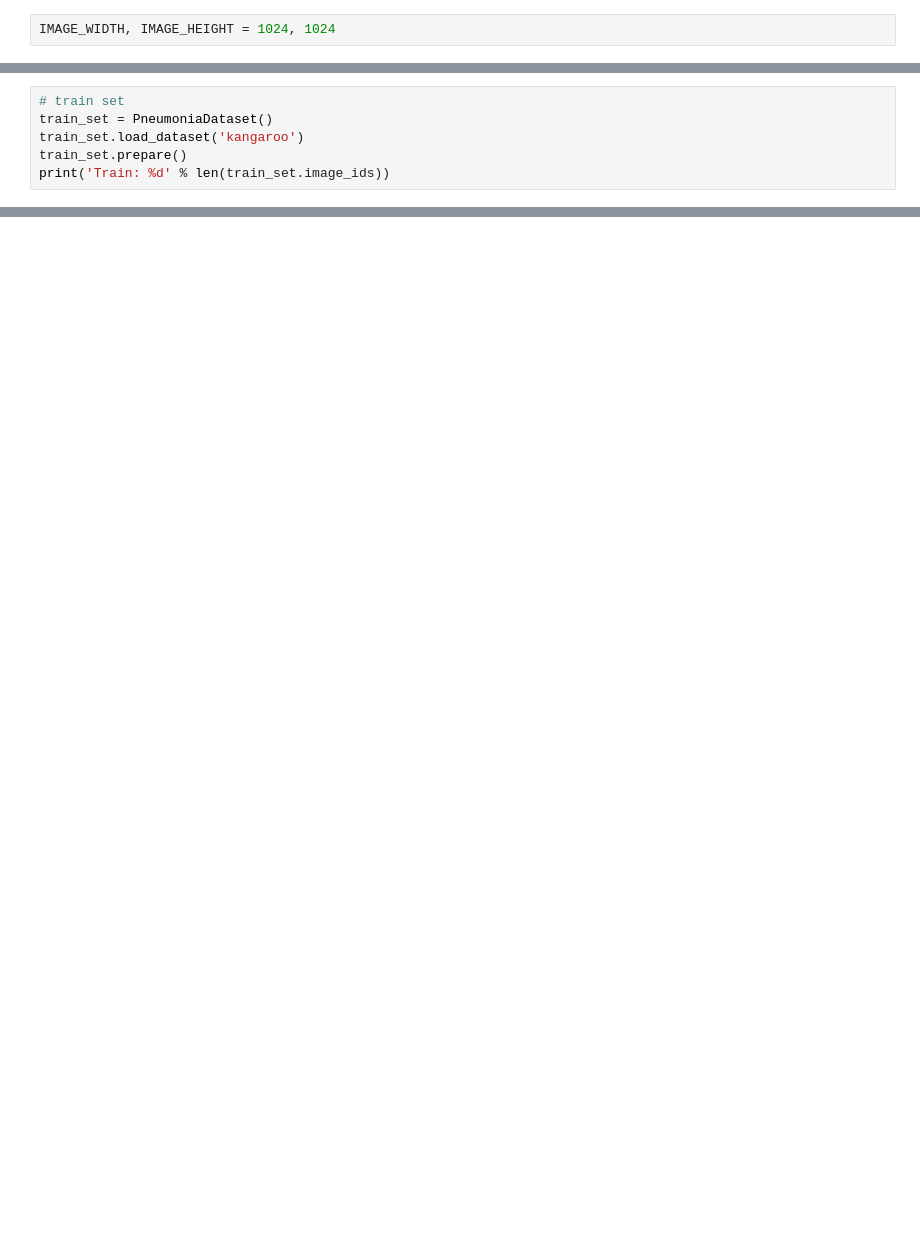
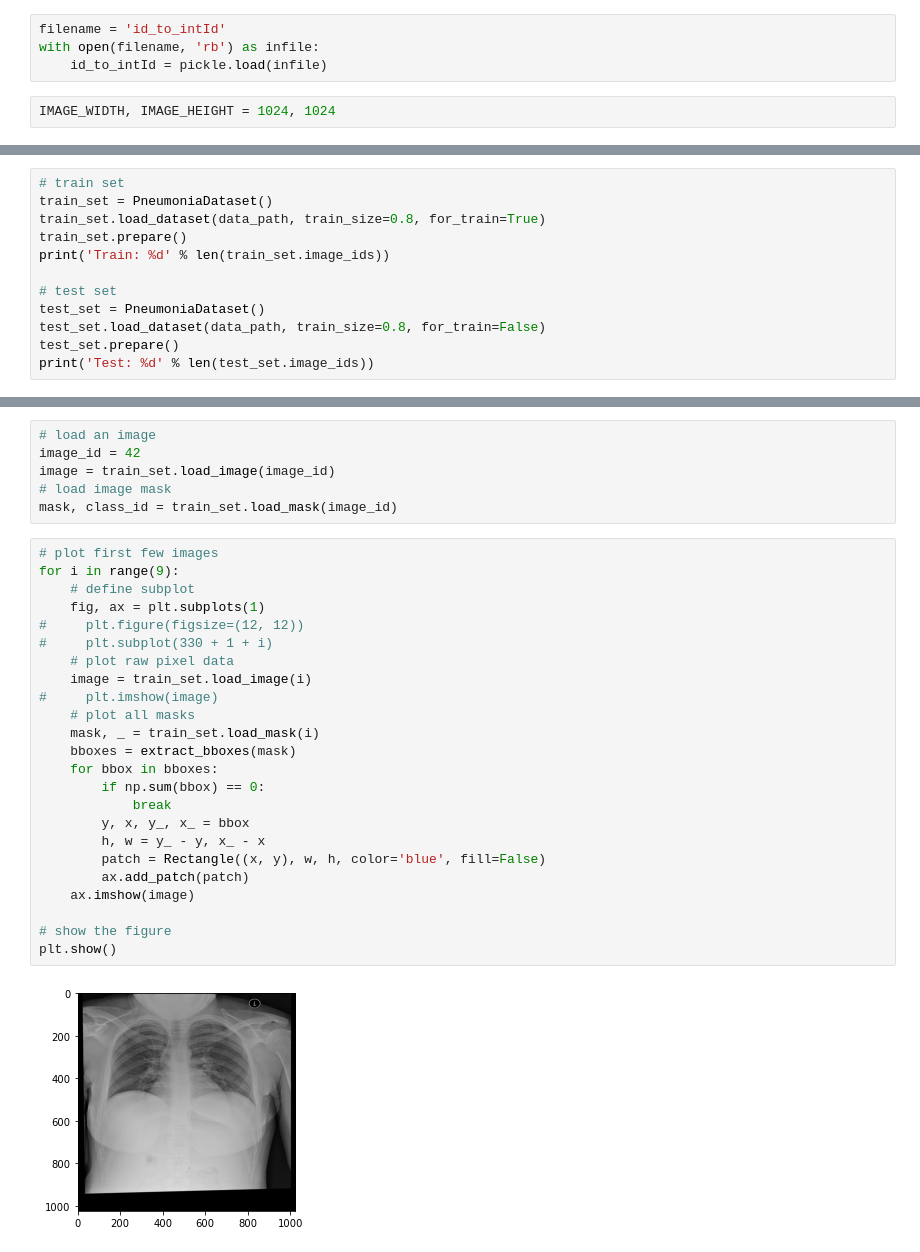
Before and after one commit to utkarsh-21st/RSNA-Pneumonia-Detection, a Jupyter notebook: modelling.ipynb, the cells around one changed output, grey strips where cells are left out. Cells and saved outputs as stored; diff of their text form; blank space fills up the shorter version.

```diff
--- a/modelling.ipynb
+++ b/modelling.ipynb
@@ -28,2 +42,6 @@ labels.head(2)
+# %%
+filename = 'id_to_intId'
+with open(filename, 'rb') as infile:
+    id_to_intId = pickle.load(infile)
 # %%
 IMAGE_WIDTH, IMAGE_HEIGHT = 1024, 1024
@@ -72,6 +112,12 @@ class PneumoniaDataset(Dataset):
 # %%
 # train set
 train_set = PneumoniaDataset()
-train_set.load_dataset('kangaroo')
+train_set.load_dataset(data_path, train_size=0.8, for_train=True)
 train_set.prepare()
 print('Train: %d' % len(train_set.image_ids))
+
+# test set
+test_set = PneumoniaDataset()
+test_set.load_dataset(data_path, train_size=0.8, for_train=False)
+test_set.prepare()
+print('Test: %d' % len(test_set.image_ids))
@@ -77,0 +135,32 @@ print('Train: %d' % len(train_set.image_ids))
+# %%
+# load an image
+image_id = 42
+image = train_set.load_image(image_id)
+# load image mask
+mask, class_id = train_set.load_mask(image_id)
+# %%
+# plot first few images
+for i in range(9):
+    # define subplot
+    fig, ax = plt.subplots(1)
+#     plt.figure(figsize=(12, 12))
+#     plt.subplot(330 + 1 + i)
+    # plot raw pixel data
+    image = train_set.load_image(i)
+#     plt.imshow(image)
+    # plot all masks
+    mask, _ = train_set.load_mask(i)
+    bboxes = extract_bboxes(mask)
+    for bbox in bboxes:
+        if np.sum(bbox) == 0:
+            break
+        y, x, y_, x_ = bbox
+        h, w = y_ - y, x_ - x
+        patch = Rectangle((x, y), w, h, color='blue', fill=False)
+        ax.add_patch(patch)
+    ax.imshow(image)
+
+# show the figure
+plt.show()
+# %% [output]
+[figure, added]
```
Also changed, not shown: parts of 19 cells of this notebook.
